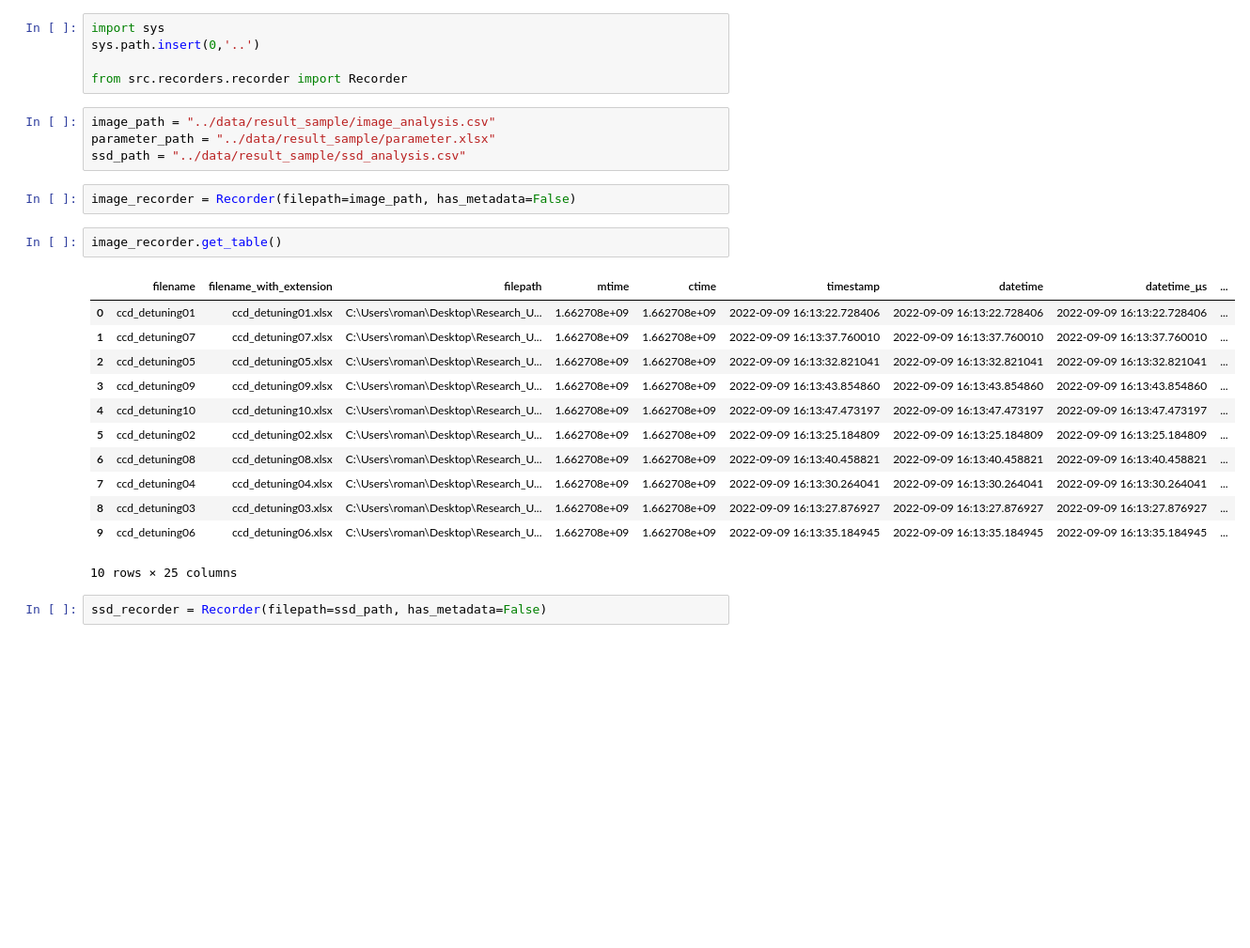
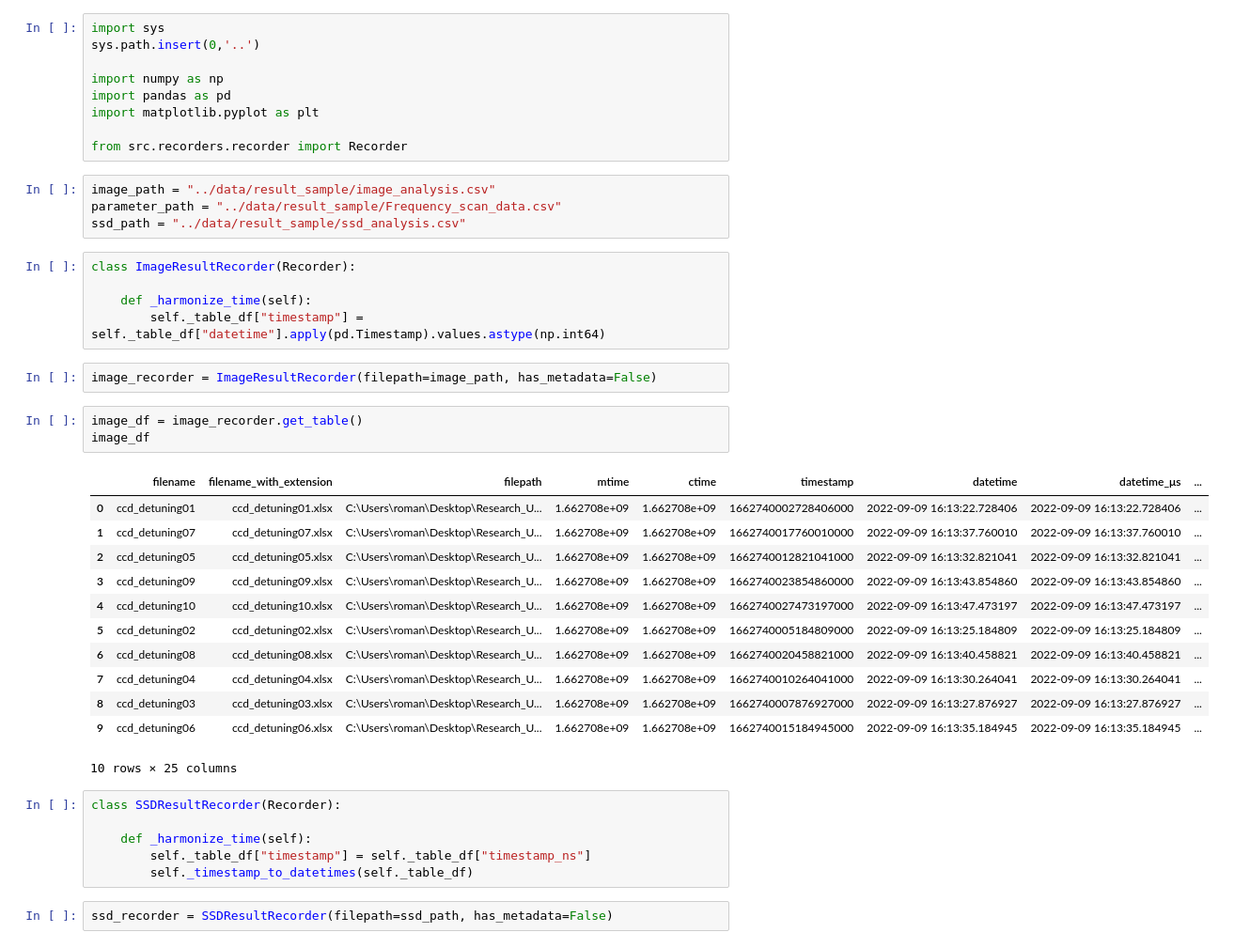
Before and after one commit to romanwixinger/data-engineering-utokyo, a Jupyter notebook: notebooks/result_exploration.ipynb, the cells around one changed output. Shown at 94% size. Drawn from its saved outputs; the diff is of its cells as text; blank space fills up the shorter version.

Commit message:
[recorder] Added new recorders.
Added separate recorders for each of the result files because the need special treatment regarding the timestamp.

```diff
--- a/notebooks/result_exploration.ipynb
+++ b/notebooks/result_exploration.ipynb
@@ -2,27 +2,43 @@
 import sys
 sys.path.insert(0,'..')
 
+import numpy as np
+import pandas as pd
+import matplotlib.pyplot as plt
+
 from src.recorders.recorder import Recorder
+# %%
+image_path = "../data/result_sample/image_analysis.csv"
+parameter_path = "../data/result_sample/Frequency_scan_data.csv"
+ssd_path = "../data/result_sample/ssd_analysis.csv"
 # %%
-image_path = "../data/result_sample/image_analysis.csv"
-parameter_path = "../data/result_sample/parameter.xlsx"
-ssd_path = "../data/result_sample/ssd_analysis.csv"
+class ImageResultRecorder(Recorder):
+
+    def _harmonize_time(self):
+        self._table_df["timestamp"] = self._table_df["datetime"].apply(pd.Timestamp).values.astype(np.int64)
 # %%
-image_recorder = Recorder(filepath=image_path, has_metadata=False)
+image_recorder = ImageResultRecorder(filepath=image_path, has_metadata=False)
 # %%
-image_recorder.get_table()
+image_df = image_recorder.get_table()
+image_df
 # %% [output]
 |  | filename | filename_with_extension | filepath | mtime | ctime | timestamp | datetime | datetime_μs | ... |
-| 0 | ccd_detuning01 | ccd_detuning01.xlsx | C:\Users\roman\Desktop\Research_U... | 1.662708e+09 | 1.662708e+09 | 2022-09-09 16:13:22.728406 | 2022-09-09 16:13:22.728406 | 2022-09-09 16:13:22.728406 | ... |
-| 1 | ccd_detuning07 | ccd_detuning07.xlsx | C:\Users\roman\Desktop\Research_U... | 1.662708e+09 | 1.662708e+09 | 2022-09-09 16:13:37.760010 | 2022-09-09 16:13:37.760010 | 2022-09-09 16:13:37.760010 | ... |
-| 2 | ccd_detuning05 | ccd_detuning05.xlsx | C:\Users\roman\Desktop\Research_U... | 1.662708e+09 | 1.662708e+09 | 2022-09-09 16:13:32.821041 | 2022-09-09 16:13:32.821041 | 2022-09-09 16:13:32.821041 | ... |
-| 3 | ccd_detuning09 | ccd_detuning09.xlsx | C:\Users\roman\Desktop\Research_U... | 1.662708e+09 | 1.662708e+09 | 2022-09-09 16:13:43.854860 | 2022-09-09 16:13:43.854860 | 2022-09-09 16:13:43.854860 | ... |
-| 4 | ccd_detuning10 | ccd_detuning10.xlsx | C:\Users\roman\Desktop\Research_U... | 1.662708e+09 | 1.662708e+09 | 2022-09-09 16:13:47.473197 | 2022-09-09 16:13:47.473197 | 2022-09-09 16:13:47.473197 | ... |
-| 5 | ccd_detuning02 | ccd_detuning02.xlsx | C:\Users\roman\Desktop\Research_U... | 1.662708e+09 | 1.662708e+09 | 2022-09-09 16:13:25.184809 | 2022-09-09 16:13:25.184809 | 2022-09-09 16:13:25.184809 | ... |
-| 6 | ccd_detuning08 | ccd_detuning08.xlsx | C:\Users\roman\Desktop\Research_U... | 1.662708e+09 | 1.662708e+09 | 2022-09-09 16:13:40.458821 | 2022-09-09 16:13:40.458821 | 2022-09-09 16:13:40.458821 | ... |
-| 7 | ccd_detuning04 | ccd_detuning04.xlsx | C:\Users\roman\Desktop\Research_U... | 1.662708e+09 | 1.662708e+09 | 2022-09-09 16:13:30.264041 | 2022-09-09 16:13:30.264041 | 2022-09-09 16:13:30.264041 | ... |
-| 8 | ccd_detuning03 | ccd_detuning03.xlsx | C:\Users\roman\Desktop\Research_U... | 1.662708e+09 | 1.662708e+09 | 2022-09-09 16:13:27.876927 | 2022-09-09 16:13:27.876927 | 2022-09-09 16:13:27.876927 | ... |
-| 9 | ccd_detuning06 | ccd_detuning06.xlsx | C:\Users\roman\Desktop\Research_U... | 1.662708e+09 | 1.662708e+09 | 2022-09-09 16:13:35.184945 | 2022-09-09 16:13:35.184945 | 2022-09-09 16:13:35.184945 | ... |
+| 0 | ccd_detuning01 | ccd_detuning01.xlsx | C:\Users\roman\Desktop\Research_U... | 1.662708e+09 | 1.662708e+09 | 1662740002728406000 | 2022-09-09 16:13:22.728406 | 2022-09-09 16:13:22.728406 | ... |
+| 1 | ccd_detuning07 | ccd_detuning07.xlsx | C:\Users\roman\Desktop\Research_U... | 1.662708e+09 | 1.662708e+09 | 1662740017760010000 | 2022-09-09 16:13:37.760010 | 2022-09-09 16:13:37.760010 | ... |
+| 2 | ccd_detuning05 | ccd_detuning05.xlsx | C:\Users\roman\Desktop\Research_U... | 1.662708e+09 | 1.662708e+09 | 1662740012821041000 | 2022-09-09 16:13:32.821041 | 2022-09-09 16:13:32.821041 | ... |
+| 3 | ccd_detuning09 | ccd_detuning09.xlsx | C:\Users\roman\Desktop\Research_U... | 1.662708e+09 | 1.662708e+09 | 1662740023854860000 | 2022-09-09 16:13:43.854860 | 2022-09-09 16:13:43.854860 | ... |
+| 4 | ccd_detuning10 | ccd_detuning10.xlsx | C:\Users\roman\Desktop\Research_U... | 1.662708e+09 | 1.662708e+09 | 1662740027473197000 | 2022-09-09 16:13:47.473197 | 2022-09-09 16:13:47.473197 | ... |
+| 5 | ccd_detuning02 | ccd_detuning02.xlsx | C:\Users\roman\Desktop\Research_U... | 1.662708e+09 | 1.662708e+09 | 1662740005184809000 | 2022-09-09 16:13:25.184809 | 2022-09-09 16:13:25.184809 | ... |
+| 6 | ccd_detuning08 | ccd_detuning08.xlsx | C:\Users\roman\Desktop\Research_U... | 1.662708e+09 | 1.662708e+09 | 1662740020458821000 | 2022-09-09 16:13:40.458821 | 2022-09-09 16:13:40.458821 | ... |
+| 7 | ccd_detuning04 | ccd_detuning04.xlsx | C:\Users\roman\Desktop\Research_U... | 1.662708e+09 | 1.662708e+09 | 1662740010264041000 | 2022-09-09 16:13:30.264041 | 2022-09-09 16:13:30.264041 | ... |
+| 8 | ccd_detuning03 | ccd_detuning03.xlsx | C:\Users\roman\Desktop\Research_U... | 1.662708e+09 | 1.662708e+09 | 1662740007876927000 | 2022-09-09 16:13:27.876927 | 2022-09-09 16:13:27.876927 | ... |
+| 9 | ccd_detuning06 | ccd_detuning06.xlsx | C:\Users\roman\Desktop\Research_U... | 1.662708e+09 | 1.662708e+09 | 1662740015184945000 | 2022-09-09 16:13:35.184945 | 2022-09-09 16:13:35.184945 | ... |
 10 rows × 25 columns
+# %%
+class SSDResultRecorder(Recorder):
+
+    def _harmonize_time(self):
+        self._table_df["timestamp"] = self._table_df["timestamp_ns"]
+        self._timestamp_to_datetimes(self._table_df)
 # %%
-ssd_recorder = Recorder(filepath=ssd_path, has_metadata=False)
+ssd_recorder = SSDResultRecorder(filepath=ssd_path, has_metadata=False)
```
Also changed, not shown: parts of 9 cells of this notebook, 3 other files.
